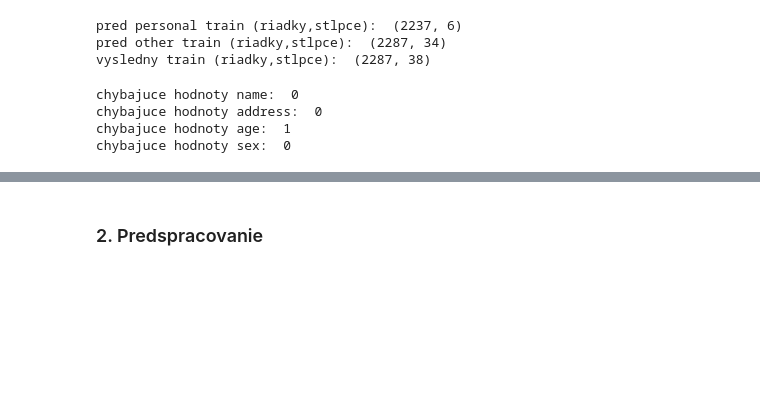
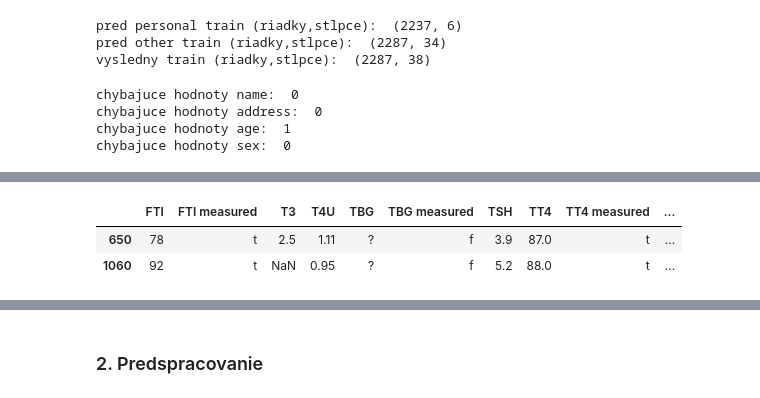
Before and after one commit to Pomichal/pr1_IAU, a Jupyter notebook: Preprocessing.ipynb, the cells around one changed output, grey strips where cells are left out. Cells and saved outputs as stored; diff of their text form; code cells hidden in the pictures; blank space fills up the shorter version.

```diff
--- a/Preprocessing.ipynb
+++ b/Preprocessing.ipynb
@@ -63,0 +151,6 @@ def mergeData(df1,df2,columns):
+# %%
+result_train[result_train.name == 'Terry Murphy']
+# %% [output]
+|  | FTI | FTI measured | T3 | T4U | TBG | TBG measured | TSH | TT4 | TT4 measured | ... |
+| 650 | 78 | t | 2.5 | 1.11 | ? | f | 3.9 | 87.0 | t | ... |
+| 1060 | 92 | t | NaN | 0.95 | ? | f | 5.2 | 88.0 | t | ... |
```
Also changed, not shown: parts of 28 cells of this notebook.
